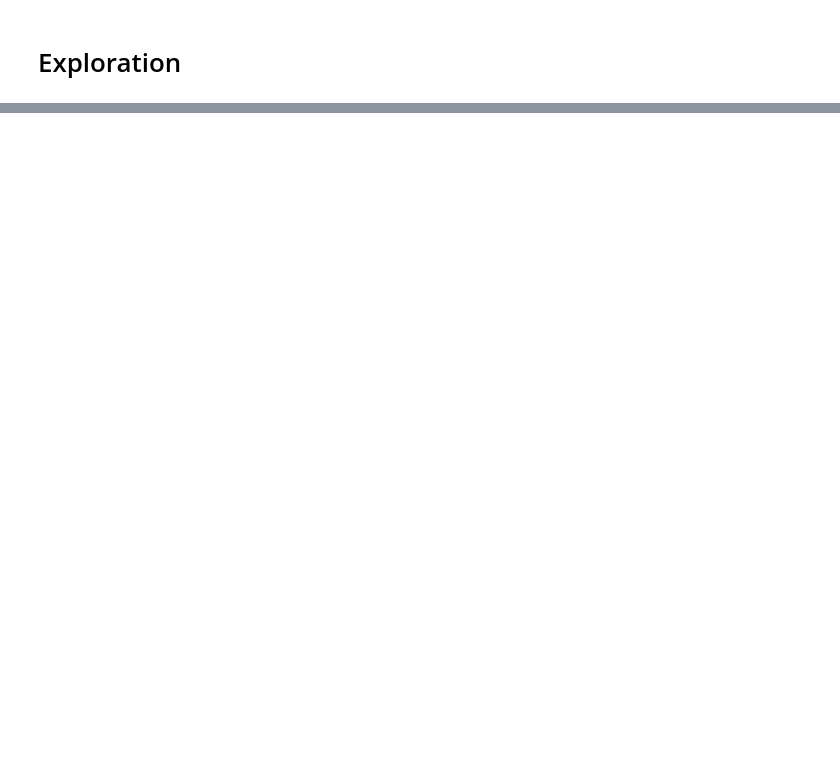
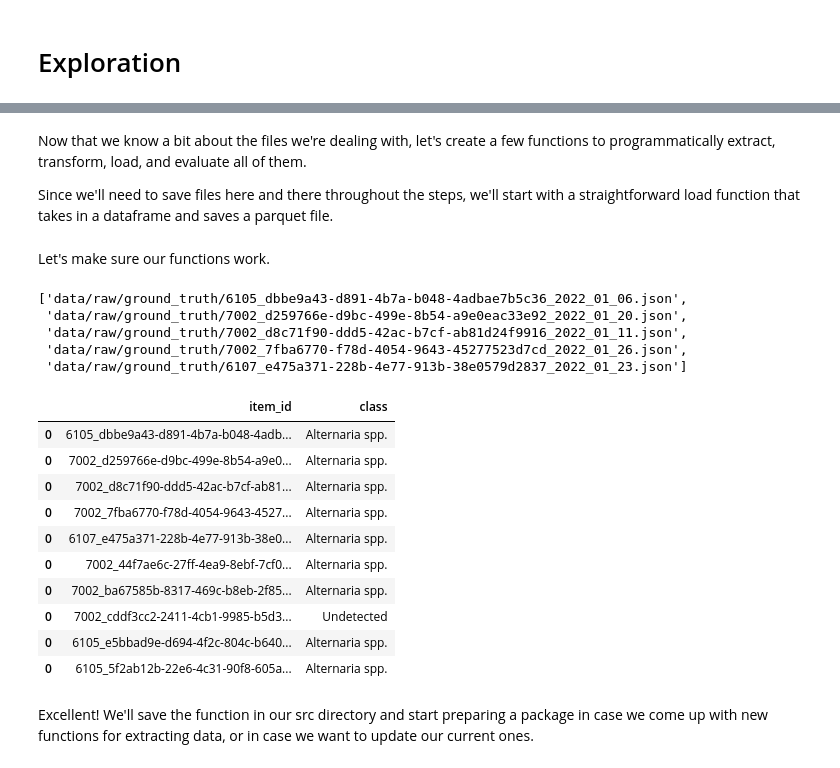
Before and after one commit to ramonpzg/agri_challenge, a Jupyter notebook: exploration.ipynb, the cells around one changed output, grey strips where cells are left out. Saved outputs shown, nothing was run; the diff lists cells and outputs as text; code cells hidden in the pictures; blank space fills up the shorter version.

```diff
--- a/exploration.ipynb
+++ b/exploration.ipynb
@@ -75,4 +122,0 @@ pprint(data)
-# %%
-with open('predictions/7002_0b836f0e-42ac-45dc-903a-91c3ad02ed7b_2022_01_15.json', "r") as sample:
-    data = json.load(sample)
-pprint(data)
@@ -101 +123,9 @@ data["annotations"][0]["name"]
+# %%
+for file in bad_plants:
+    with open(file, "r") as s:
+        pprint(json.load(s)["annotations"])
+# %% [markdown]
+Now that we know a bit about the files we're dealing with, let's create a few functions to programmatically extract, transform, load, and evaluate all of them.
+
+Since we'll need to save files here and there throughout the steps, we'll start with a straightforward load function that takes in a dataframe and saves a parquet file.
 # %%
@@ -113,0 +155,27 @@ def build_df(data_list):
+# %% [markdown]
+Let's make sure our functions work.
+# %%
+actuals = get_files("data/raw/ground_truth/", "*.json")
+actuals[:5]
+# %% [output]
+['data/raw/ground_truth/6105_dbbe9a43-d891-4b7a-b048-4adbae7b5c36_2022_01_06.json',
+ 'data/raw/ground_truth/7002_d259766e-d9bc-499e-8b54-a9e0eac33e92_2022_01_20.json',
+ 'data/raw/ground_truth/7002_d8c71f90-ddd5-42ac-b7cf-ab81d24f9916_2022_01_11.json',
+ 'data/raw/ground_truth/7002_7fba6770-f78d-4054-9643-45277523d7cd_2022_01_26.json',
+ 'data/raw/ground_truth/6107_e475a371-228b-4e77-913b-38e0579d2837_2022_01_23.json']
+# %%
+read_files(actuals).head(10)
+# %% [output]
+|  | item_id | class |
+| 0 | 6105_dbbe9a43-d891-4b7a-b048-4adb... | Alternaria spp. |
+| 0 | 7002_d259766e-d9bc-499e-8b54-a9e0... | Alternaria spp. |
+| 0 | 7002_d8c71f90-ddd5-42ac-b7cf-ab81... | Alternaria spp. |
+| 0 | 7002_7fba6770-f78d-4054-9643-4527... | Alternaria spp. |
+| 0 | 6107_e475a371-228b-4e77-913b-38e0... | Alternaria spp. |
+| 0 | 7002_44f7ae6c-27ff-4ea9-8ebf-7cf0... | Alternaria spp. |
+| 0 | 7002_ba67585b-8317-469c-b8eb-2f85... | Alternaria spp. |
+| 0 | 7002_cddf3cc2-2411-4cb1-9985-b5d3... | Undetected |
+| 0 | 6105_e5bbad9e-d694-4f2c-804c-b640... | Alternaria spp. |
+| 0 | 6105_5f2ab12b-22e6-4c31-90f8-605a... | Alternaria spp. |
+# %% [markdown]
+Excellent! We'll save the function in our src directory and start preparing a package in case we come up with new functions for extracting data, or in case we want to update our current ones.
```
Also changed, not shown: parts of 42 cells of this notebook.
